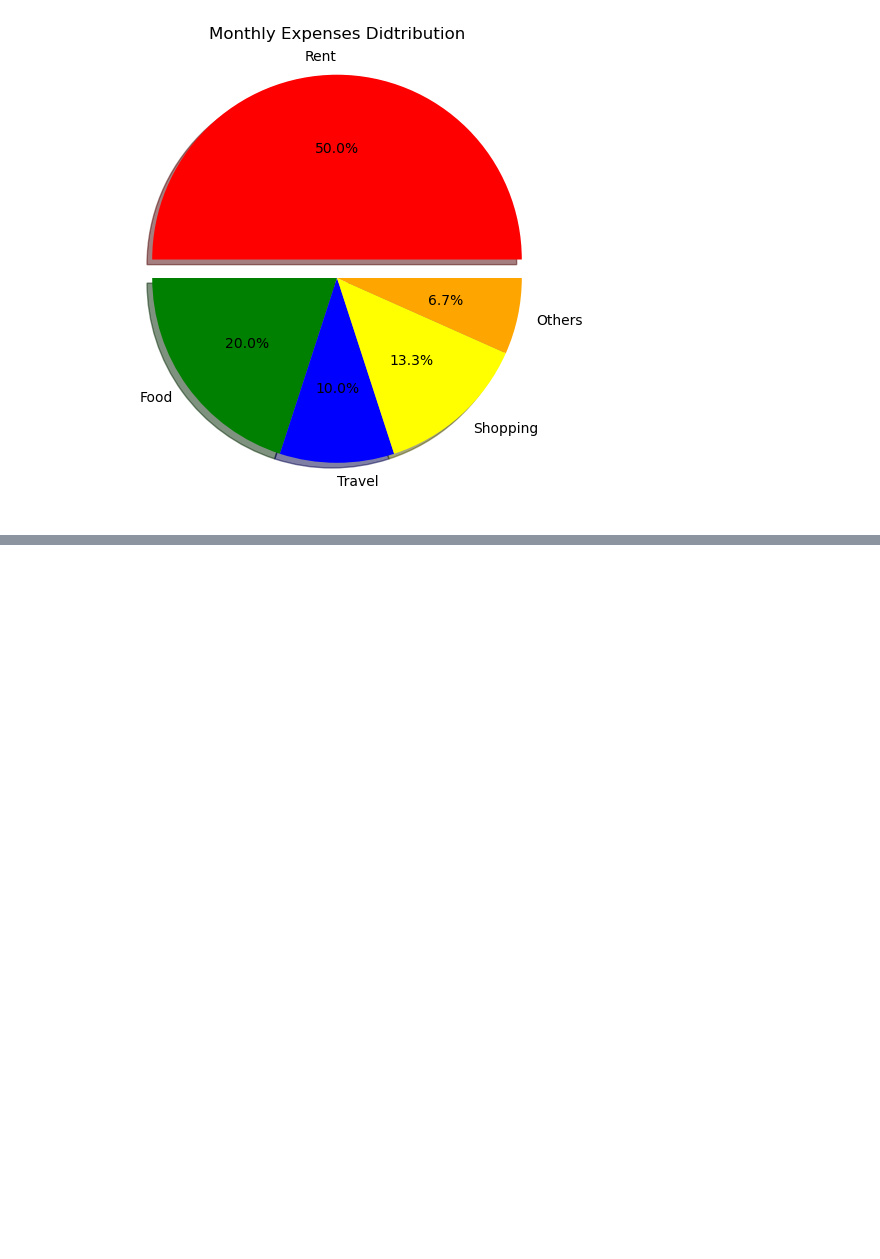
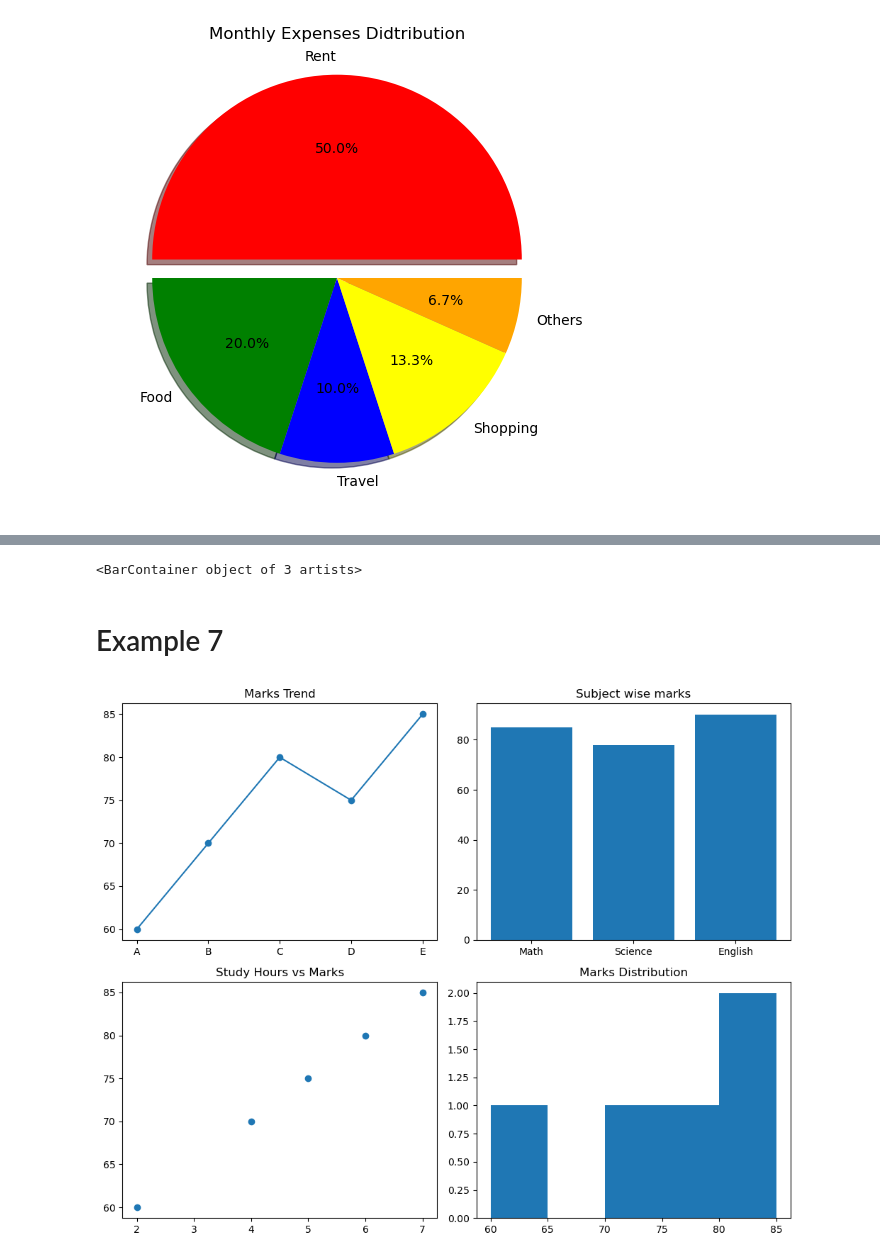
Before and after one commit to maroti13/-Matplotlib, a Jupyter notebook: Visual1.ipynb, the cells around one changed output, grey strips where cells are left out. Cells and saved outputs as stored; diff of their text form; code cells hidden in the pictures; blank space fills up the shorter version.

```diff
--- a/Visual1.ipynb
+++ b/Visual1.ipynb
@@ -156,0 +167,30 @@ plt.show()
+# %%
+ax[0,1].bar(subjects,subject_marks)
+ax
+# %% [output]
+<BarContainer object of 3 artists>
+# %% [markdown]
+# Example 7
+# %%
+df=pd.read_csv("students.csv")
+fig, ax= plt.subplots(2,2,figsize=(10,8))
+#Graph1
+valid1=df[["students","marks"]].dropna()
+ax[0,0].plot(valid1["students"],valid1["marks"],marker='o')
+ax[0,0].set_title("Marks Trend")
+#graph2
+valid2=df[["subjects","subject_marks"]].dropna()
+ax[0,1].bar(valid2["subjects"],valid2["subject_marks"])
+ax[0,1].set_title("Subject wise marks")
+#graph3
+valid3=df[["study_hours","marks"]].dropna()
+ax[1,0].scatter(valid3["study_hours"],valid3["marks"])
+ax[1,0].set_title("Study Hours vs Marks")
+#graph4
+valid4=df[["marks"]].dropna()
+ax[1,1].hist(valid4,bins=5)
+ax[1,1].set_title("Marks Distribution")
+plt.tight_layout()
+plt.show()
+# %% [output]
+[figure, added]
```
Also changed, not shown: parts of 8 cells of this notebook.
